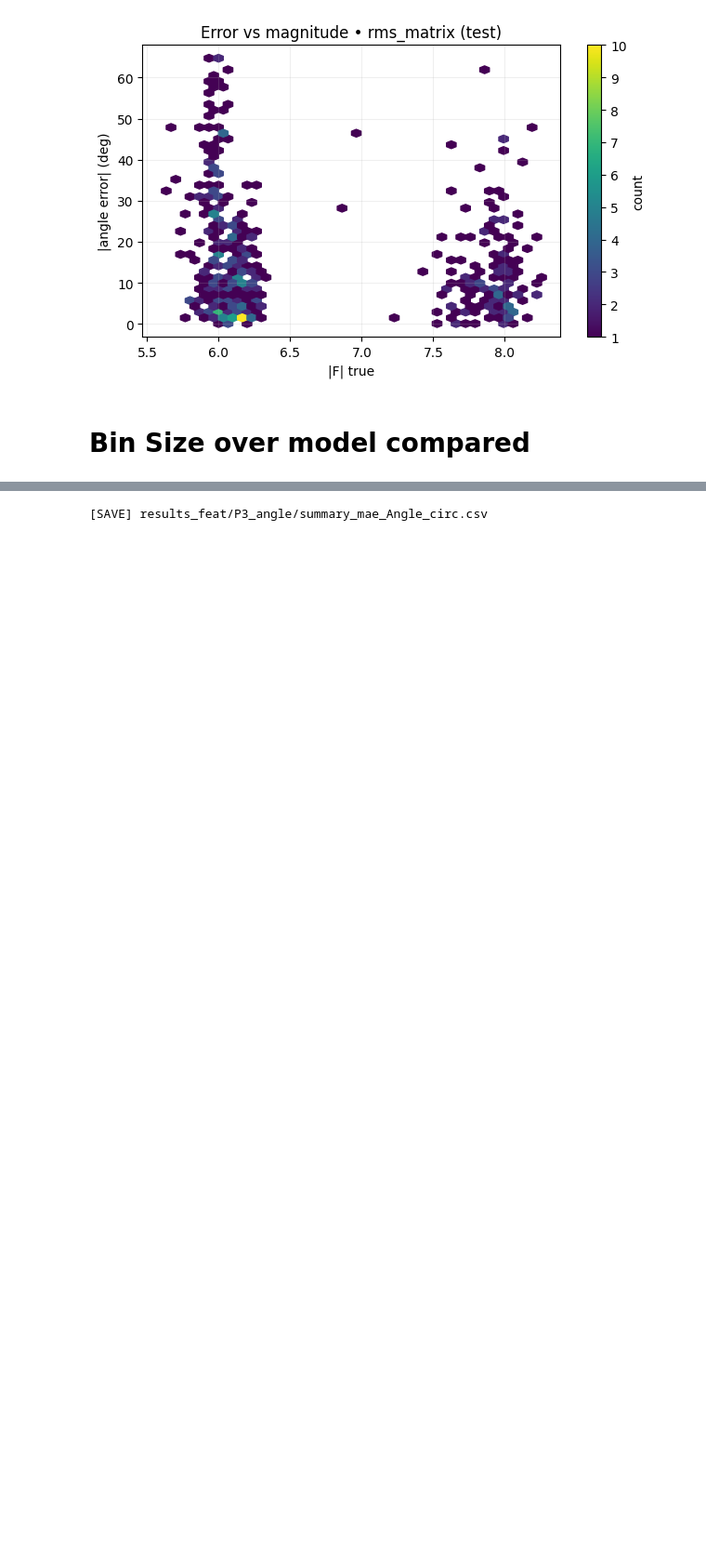
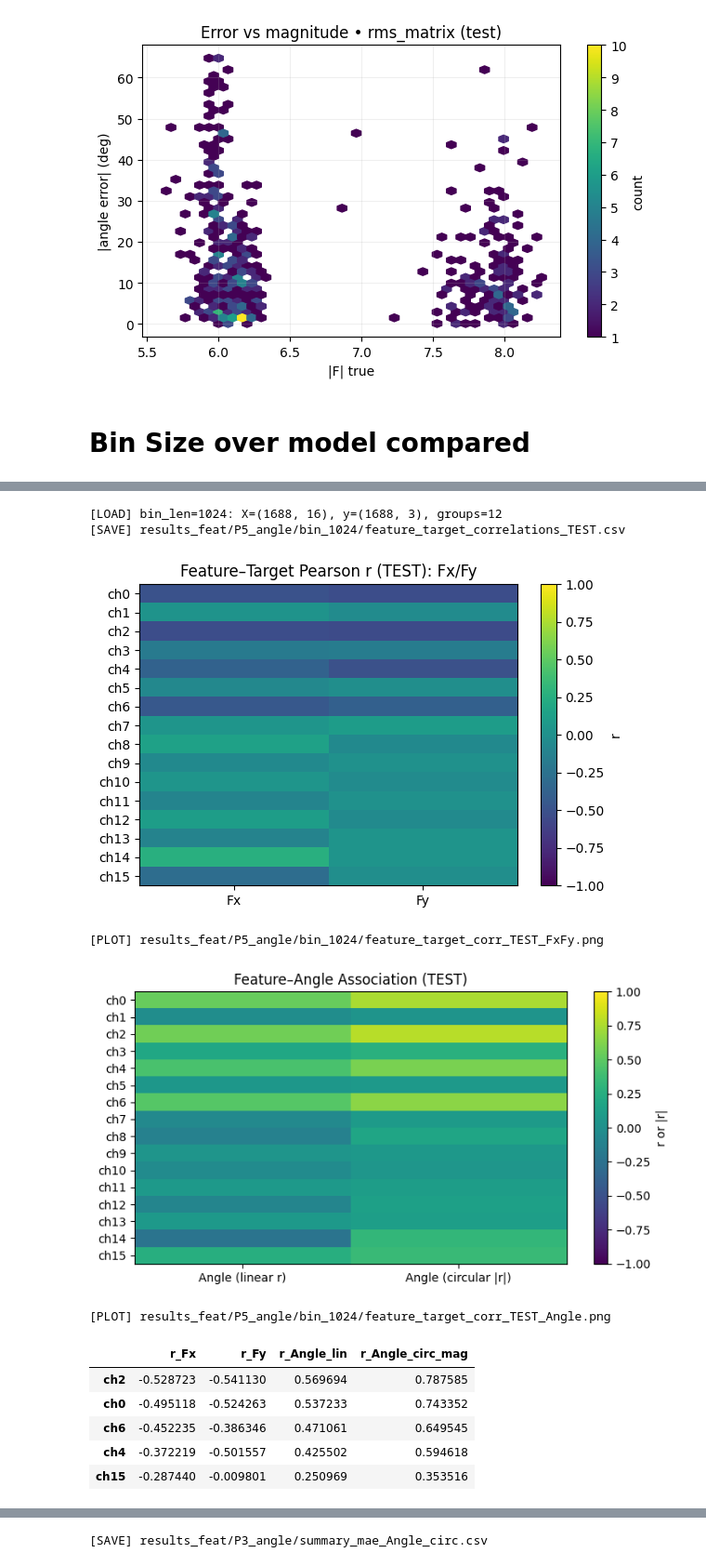
Before and after one commit to Jihagen/IntMS_EEG, a Jupyter notebook: prediction_analysis_xy.ipynb, the cells around one changed output, grey strips where cells are left out. Shown at 93% size. Drawn from its saved outputs; the diff is of its cells as text; code cells hidden in the pictures; blank space fills up the shorter version.

```diff
--- a/prediction_analysis_xy.ipynb
+++ b/prediction_analysis_xy.ipynb
@@ -821,0 +997,20 @@ if __name__ == "__main__":
+# %%
+COMBINED_DIR = "data/preprocessing/P5_combined"
+RESULTS_ROOT = "results_feat/P5_angle"
+BIN_LEN = 1024
+
+corr_df, _ = compute_test_correlations_for_bin(COMBINED_DIR, RESULTS_ROOT, BIN_LEN, rng=RANDOM_STATE)
+corr_df.sort_values("r_Angle_circ_mag", ascending=False).head()
+# %% [output]
+[LOAD] bin_len=1024: X=(1688, 16), y=(1688, 3), groups=12
+[SAVE] results_feat/P5_angle/bin_1024/feature_target_correlations_TEST.csv
+[figure, added]
+[PLOT] results_feat/P5_angle/bin_1024/feature_target_corr_TEST_FxFy.png
+[figure, added]
+[PLOT] results_feat/P5_angle/bin_1024/feature_target_corr_TEST_Angle.png
+|  | r_Fx | r_Fy | r_Angle_lin | r_Angle_circ_mag |
+| ch2 | -0.528723 | -0.541130 | 0.569694 | 0.787585 |
+| ch0 | -0.495118 | -0.524263 | 0.537233 | 0.743352 |
+| ch6 | -0.452235 | -0.386346 | 0.471061 | 0.649545 |
+| ch4 | -0.372219 | -0.501557 | 0.425502 | 0.594618 |
+| ch15 | -0.287440 | -0.009801 | 0.250969 | 0.353516 |
```
Also changed, not shown: parts of 8 cells of this notebook.
